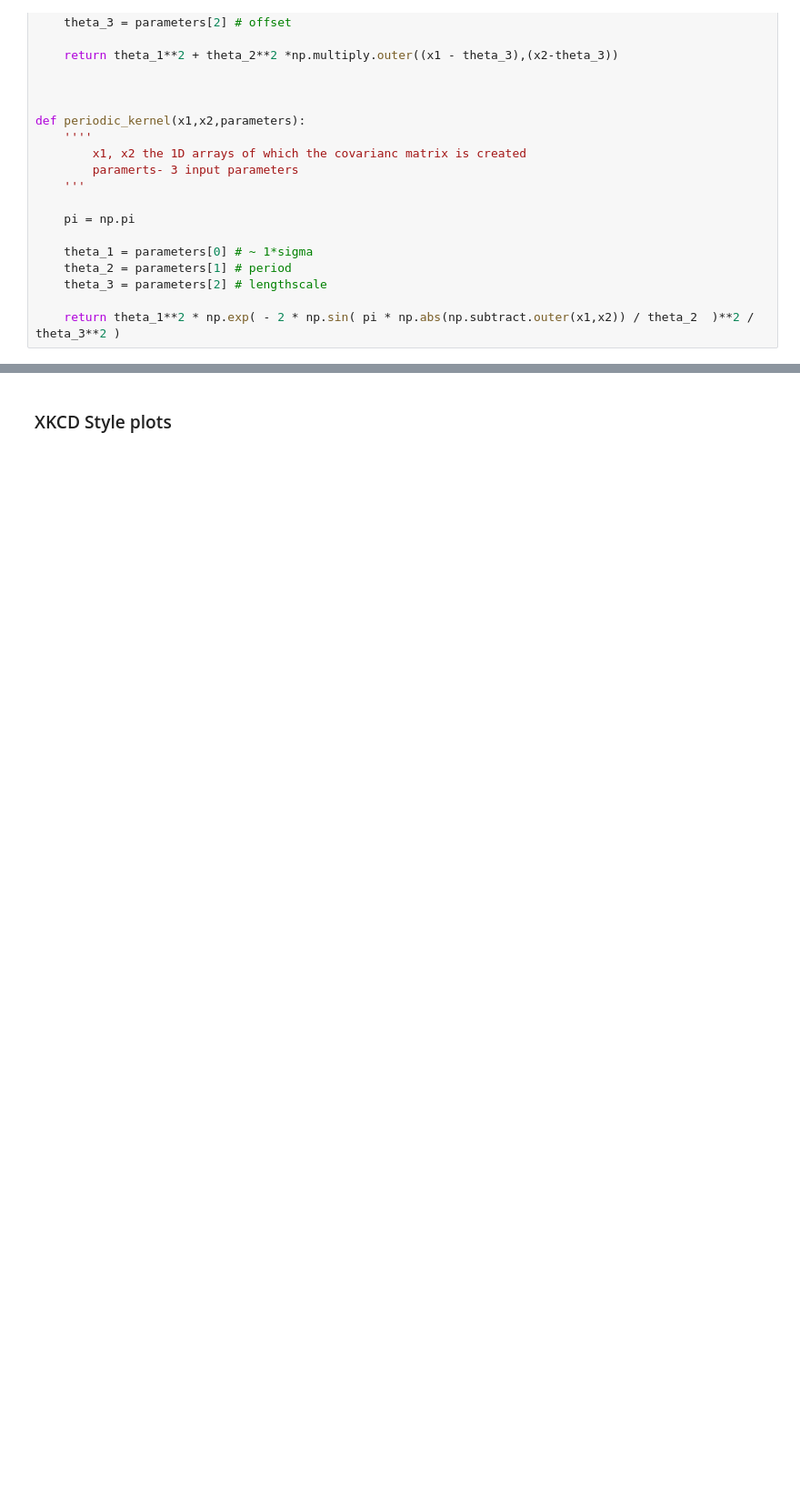
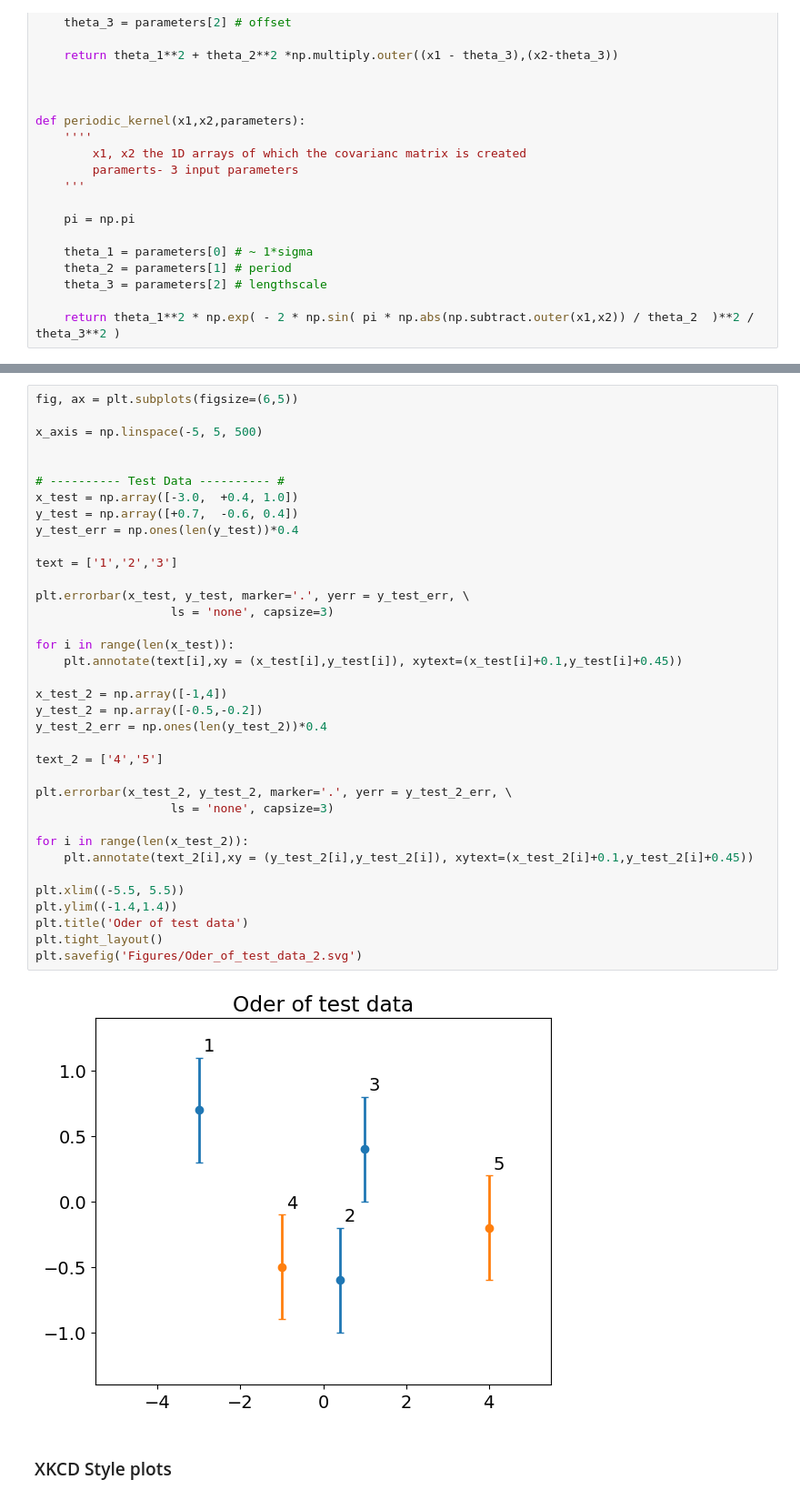
Before and after one commit to sebastian-k-physics/SciML_Gaussian_Processes, a Jupyter notebook: Figures.ipynb, the cells around one changed output, grey strips where cells are left out. Shown at 91% size. Saved outputs shown, nothing was run; the diff lists cells and outputs as text; blank space fills up the shorter version.

```diff
--- a/Figures.ipynb
+++ b/Figures.ipynb
@@ -303,3 +314,41 @@ plt.show()
+# %%
+fig, ax = plt.subplots(figsize=(6,5))
+
+x_axis = np.linspace(-5, 5, 500)
+
+
+# ---------- Test Data ---------- #
+x_test = np.array([-3.0,  +0.4, 1.0])
+y_test = np.array([+0.7,  -0.6, 0.4])
+y_test_err = np.ones(len(y_test))*0.4
+
+text = ['1','2','3']
+
+plt.errorbar(x_test, y_test, marker='.', yerr = y_test_err, \
+				   ls = 'none', capsize=3)
+
+for i in range(len(x_test)):
+	plt.annotate(text[i],xy = (x_test[i],y_test[i]), xytext=(x_test[i]+0.1,y_test[i]+0.45))
+
+x_test_2 = np.array([-1,4])
+y_test_2 = np.array([-0.5,-0.2])
+y_test_2_err = np.ones(len(y_test_2))*0.4
+
+text_2 = ['4','5']
+
+plt.errorbar(x_test_2, y_test_2, marker='.', yerr = y_test_2_err, \
+				   ls = 'none', capsize=3)
+
+for i in range(len(x_test_2)):
+	plt.annotate(text_2[i],xy = (y_test_2[i],y_test_2[i]), xytext=(x_test_2[i]+0.1,y_test_2[i]+0.45))
+
+plt.xlim((-5.5, 5.5))
+plt.ylim((-1.4,1.4))
+plt.title('Oder of test data')
+plt.tight_layout()
+plt.savefig('Figures/Oder_of_test_data_2.svg')
+# %% [output]
+[figure, added]
 # %% [markdown]
 ### XKCD Style plots
 # %%
```
Also changed, not shown: parts of 11 cells of this notebook, 9 other files.
